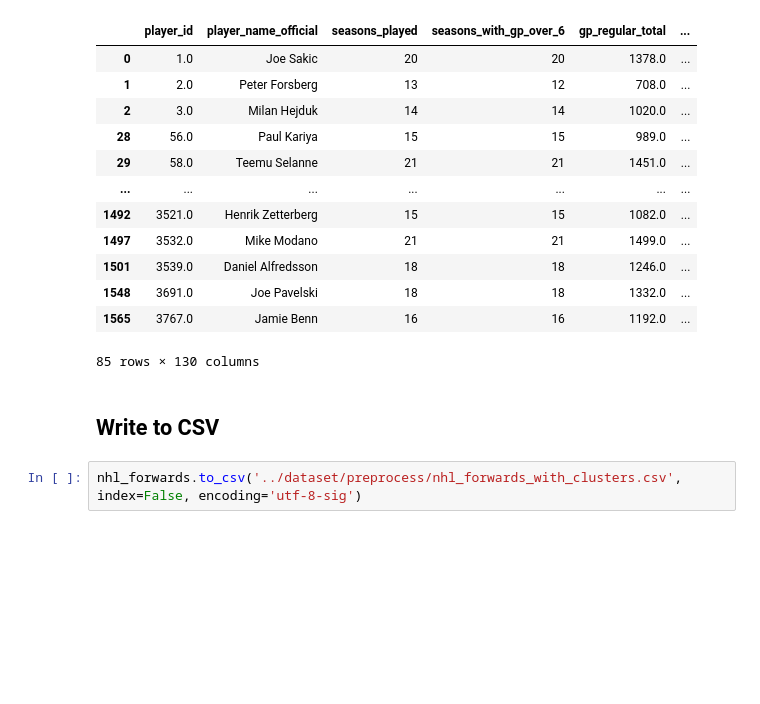
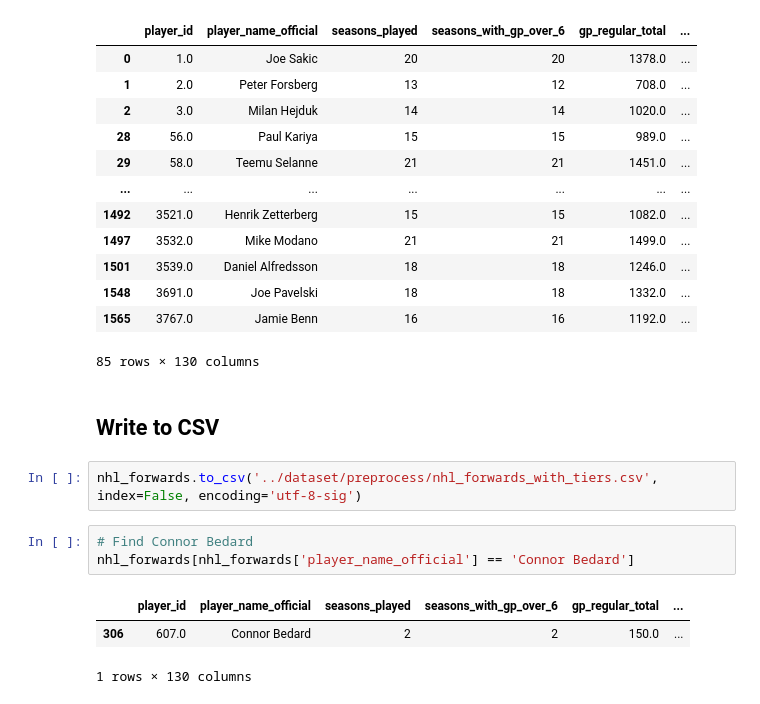
Before and after one commit to shigenogoro/NHL-Prospect-Predictor, a Jupyter notebook: tier_classifier/nhl_forward_clustering.ipynb, the cells around one changed output. Drawn from its saved outputs; the diff is of its cells as text; blank space fills up the shorter version.

```diff
--- a/tier_classifier/nhl_forward_clustering.ipynb
+++ b/tier_classifier/nhl_forward_clustering.ipynb
@@ -803,4 +802,11 @@ nhl_forwards[nhl_forwards['tier'] == 1]
 # %% [markdown]
 ## Write to CSV
 # %%
-nhl_forwards.to_csv('../dataset/preprocess/nhl_forwards_with_clusters.csv', index=False, encoding='utf-8-sig')
+nhl_forwards.to_csv('../dataset/preprocess/nhl_forwards_with_tiers.csv', index=False, encoding='utf-8-sig')
+# %%
+# Find Connor Bedard
+nhl_forwards[nhl_forwards['player_name_official'] == 'Connor Bedard']
+# %% [output]
+|  | player_id | player_name_official | seasons_played | seasons_with_gp_over_6 | gp_regular_total | ... |
+| 306 | 607.0 | Connor Bedard | 2 | 2 | 150.0 | ... |
+1 rows × 130 columns
```
Also changed, not shown: parts of 2 cells of this notebook, 5 other files.
